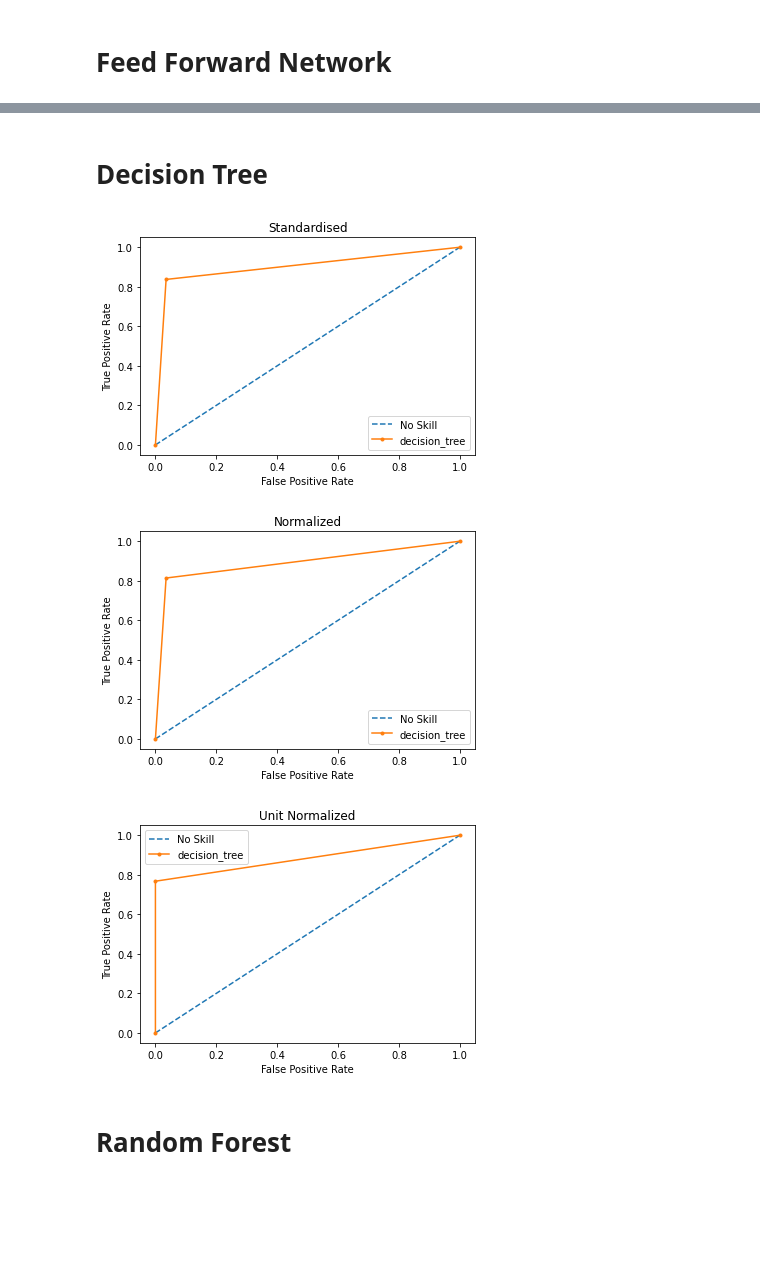
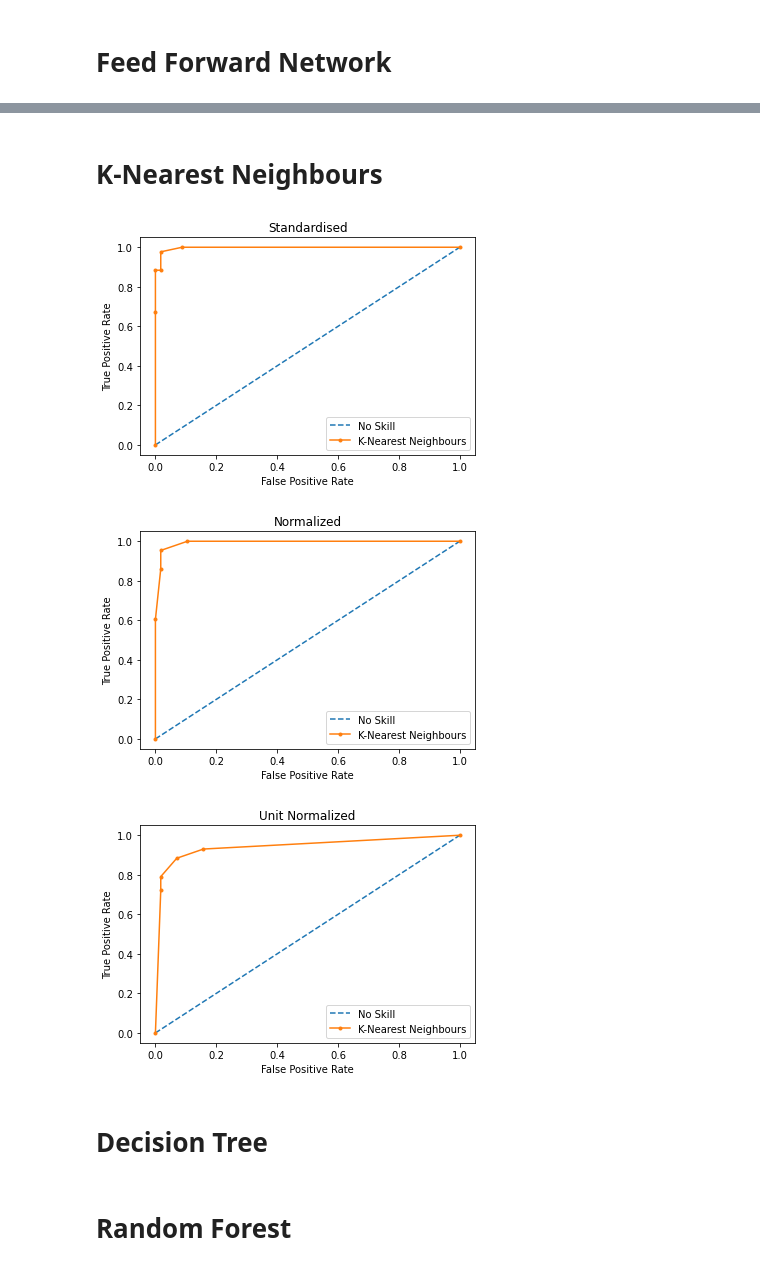
Before and after one commit to jamminson/EPQ_Project, a Jupyter notebook: development.ipynb, the cells around one changed output, grey strips where cells are left out. Drawn from its saved outputs; the diff is of its cells as text; code cells hidden in the pictures; blank space fills up the shorter version.

```diff
--- a/development.ipynb
+++ b/development.ipynb
@@ -6,12 +6,13 @@ from algorithms import logistic_regression
 from algorithms import svm
 from algorithms import naive_bayes
 from algorithms import feed_forward
+from algorithms import knn
 from algorithms import decision_tree
 from algorithms import random_forest
 
 df = pd.read_csv('data.csv')
 preprocessing_index = ['Standardised', 'Normalized', 'Unit Normalized']
-algorithm_index = ['logistic_regression', 'svm', 'naive_bayes', 'feed_forward', 'decision_tree', 'random_forest']
+algorithm_index = ['logistic_regression', 'svm', 'naive_bayes', 'feed_forward', 'K-Nearest Neighbours','decision_tree', 'random_forest']
 
 # Returns lists of datasets that have been processed
 # For each list, 0: x training data, 1: x testing data, 2: y training data and 3: y testing data
@@ -134,0 +70,2 @@ Epoch 150/150
+# %% [markdown]
+# K-Nearest Neighbours
@@ -135,3 +76,12 @@ Epoch 150/150
+# %%
+roc_knn_models, roc_data = knn.get_trained_models(standardised_data, normalized_data, unit_normalized_data, n_neighbors=5,
+                                                               for_roc=True)
+
+evaluation.graph_roc_curve(roc_knn_models, roc_data, preprocessing_index, algorithm_index[4])
+# %% [output]
+[figure, added]
+[figure, added]
+[figure, added]
 # %% [markdown]
 # Decision Tree
 # %%
@@ -142,11 +92,7 @@ tree_scores
 roc_tree_models, roc_data = decision_tree.get_trained_models(standardised_data, normalized_data, unit_normalized_data,
                                                                for_roc=True)
 
-evaluation.graph_roc_curve(roc_tree_models, roc_data, preprocessing_index, algorithm_index[4])
+evaluation.graph_roc_curve(roc_tree_models, roc_data, preprocessing_index, algorithm_index[5])
-# %% [output]
-[figure, removed]
-[figure, removed]
-[figure, removed]
 # %% [markdown]
 # Random Forest
 # %%
```
Also changed, not shown: parts of 13 cells of this notebook, 3 other files.
